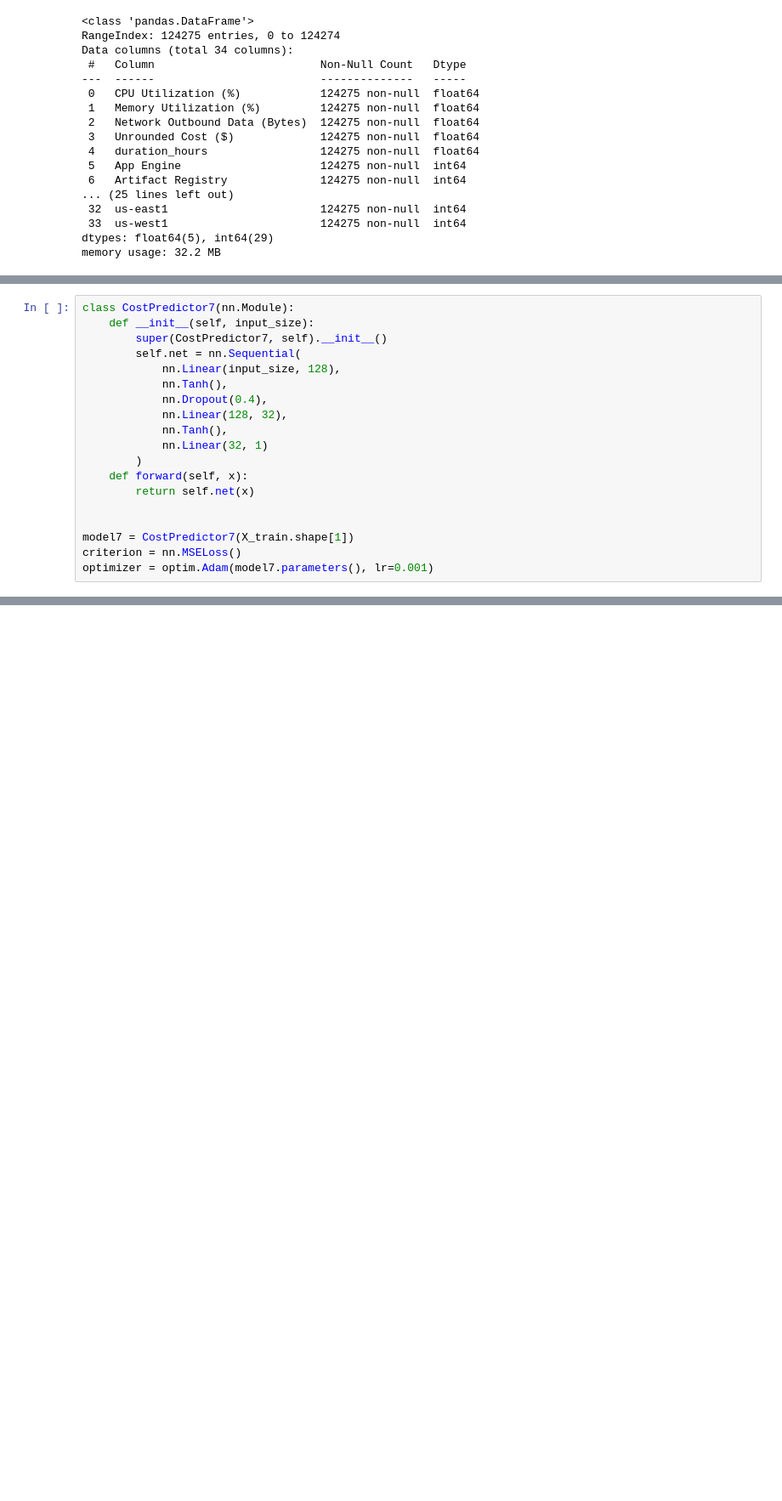
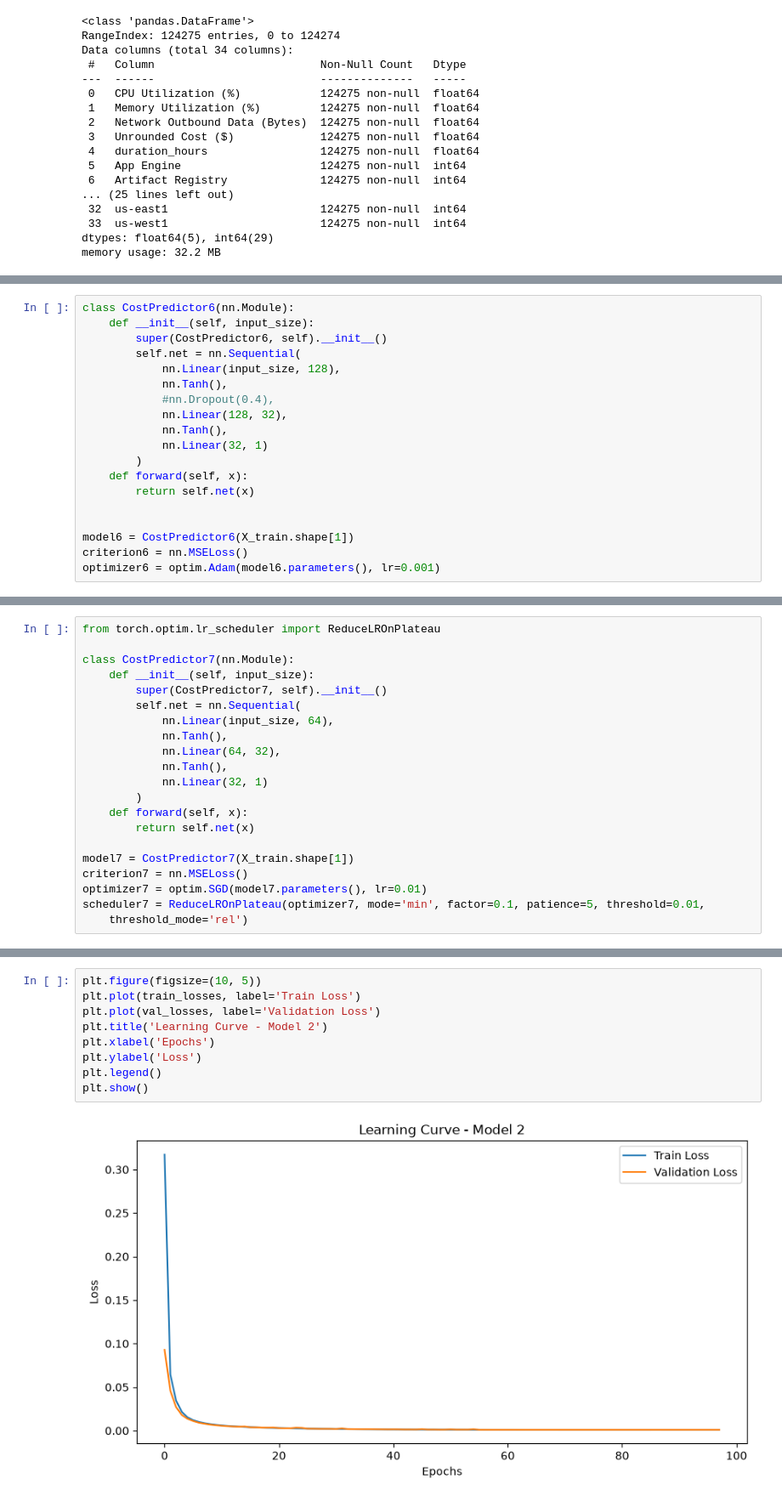
Before and after one commit to LukaDervisevic/GCPCostPreditionModel, a Jupyter notebook: gcp_nn.ipynb, the cells around one changed output, grey strips where cells are left out. Shown at 85% size. Saved outputs shown, nothing was run; the diff lists cells and outputs as text; blank space fills up the shorter version.

```diff
--- a/gcp_nn.ipynb
+++ b/gcp_nn.ipynb
@@ -930,11 +727,11 @@ Model Evaluation Metrics (Original Units):
 # %%
-class CostPredictor7(nn.Module):
+class CostPredictor6(nn.Module):
     def __init__(self, input_size):
-        super(CostPredictor7, self).__init__()
+        super(CostPredictor6, self).__init__()
         self.net = nn.Sequential(
             nn.Linear(input_size, 128),
             nn.Tanh(),
-            nn.Dropout(0.4),
+            #nn.Dropout(0.4),
             nn.Linear(128, 32),
             nn.Tanh(),
             nn.Linear(32, 1)
@@ -943,7 +740,7 @@ class CostPredictor7(nn.Module):
         return self.net(x)
 
 
-model7 = CostPredictor7(X_train.shape[1])
-criterion = nn.MSELoss()
-optimizer = optim.Adam(model7.parameters(), lr=0.001)
+model6 = CostPredictor6(X_train.shape[1])
+criterion6 = nn.MSELoss()
+optimizer6 = optim.Adam(model6.parameters(), lr=0.001)
 # %%
@@ -1033,0 +781,21 @@ Model Evaluation Metrics (Original Units):
+# %%
+from torch.optim.lr_scheduler import ReduceLROnPlateau
+
+class CostPredictor7(nn.Module):
+    def __init__(self, input_size):
+        super(CostPredictor7, self).__init__()
+        self.net = nn.Sequential(
+            nn.Linear(input_size, 64),
+            nn.Tanh(),
+            nn.Linear(64, 32),
+            nn.Tanh(),
+            nn.Linear(32, 1)
+        )
+    def forward(self, x):
+        return self.net(x)
+
+model7 = CostPredictor7(X_train.shape[1])
+criterion7 = nn.MSELoss()
+optimizer7 = optim.SGD(model7.parameters(), lr=0.01)
+scheduler7 = ReduceLROnPlateau(optimizer7, mode='min', factor=0.1, patience=5, threshold=0.01,
+    threshold_mode='rel')
@@ -1033,0 +886,11 @@ Model Evaluation Metrics (Original Units):
+# %%
+plt.figure(figsize=(10, 5))
+plt.plot(train_losses, label='Train Loss')
+plt.plot(val_losses, label='Validation Loss')
+plt.title('Learning Curve - Model 2')
+plt.xlabel('Epochs')
+plt.ylabel('Loss')
+plt.legend()
+plt.show()
+# %% [output]
+[figure, added]
```
Also changed, not shown: parts of 43 cells of this notebook, 1 other file.
